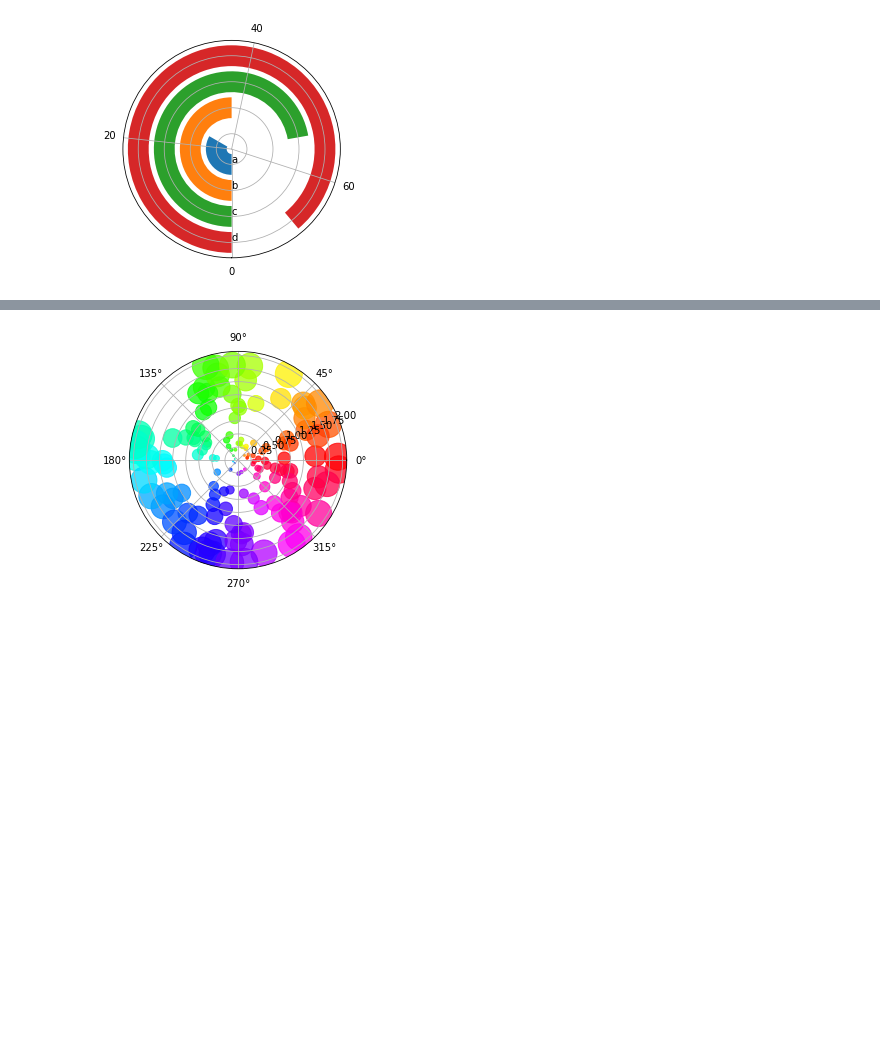
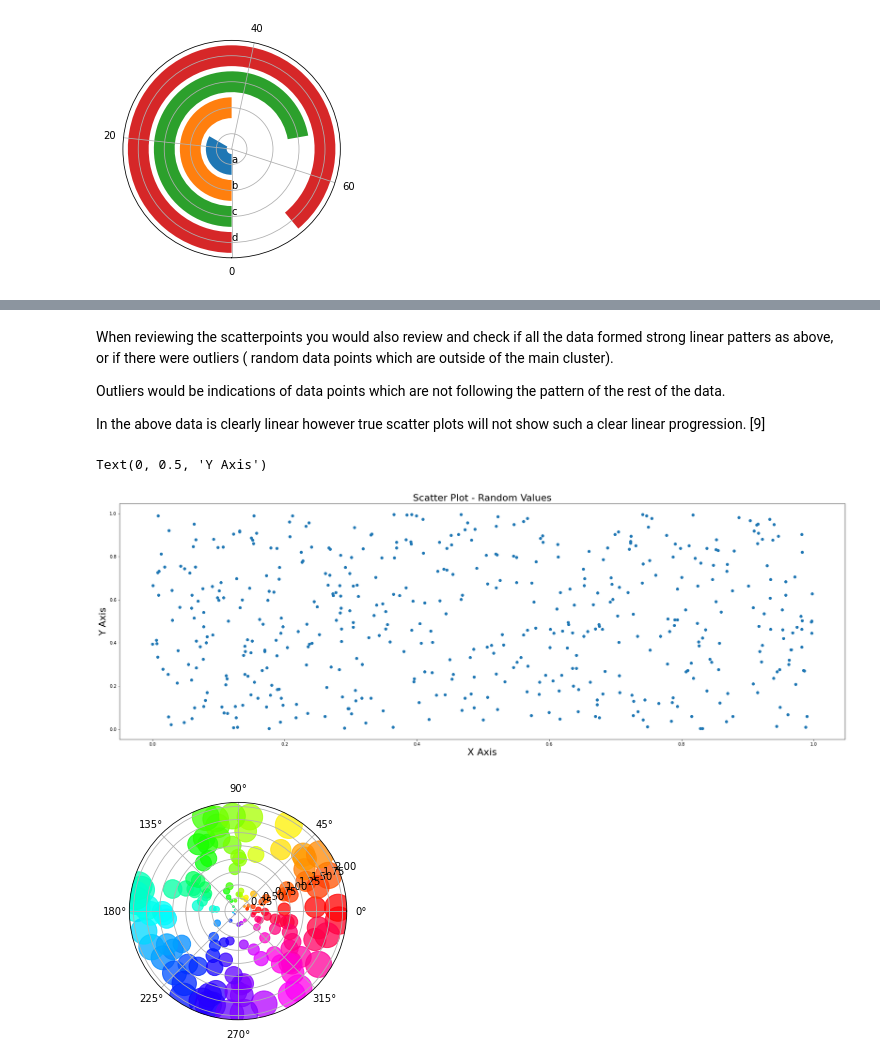
Before and after one commit to VCurry20/FDAProject2021, a Jupyter notebook: pyplot.ipynb, the cells around one changed output, grey strips where cells are left out. Cells and saved outputs as stored; diff of their text form; code cells hidden in the pictures; blank space fills up the shorter version.

```diff
--- a/pyplot.ipynb
+++ b/pyplot.ipynb
@@ -316,3 +354,26 @@ Or just scatter?
+# %% [markdown]
+When reviewing the scatterpoints you would also review and check if all the data formed strong linear patters as above, or if there were outliers ( random data points which are outside of the main cluster).
+
+Outliers would be indications of data points which are not following the pattern of the rest of the data.
+
+In the above data is clearly linear however true scatter plots will not show such a clear linear progression. [9]
+# %%
+# Here we is a scatter of randomly created data, in this data there is no correlation.
+
+N = 500                                                    # number of dots
+x = rng.random(N)                                          # random number of  data points
+y = rng.random(N)                                          # random number of  data points
+
+
+plt.scatter(x, y)                                         # plot scatter plot
+plt.title('Scatter Plot - Random Values',fontsize=22)     # title and font size set
+plt.xlabel('X Axis',fontsize=22)                          # Axis Label and font size set
+plt.ylabel('Y Axis',fontsize=22)                          # Axis Label and font size set
+
+# [10]
+# %% [output]
+Text(0, 0.5, 'Y Axis')
+[figure, added]
 # %%
 np.random.seed(19680801)
 
```
Also changed, not shown: parts of 10 cells of this notebook, 1 other file.
